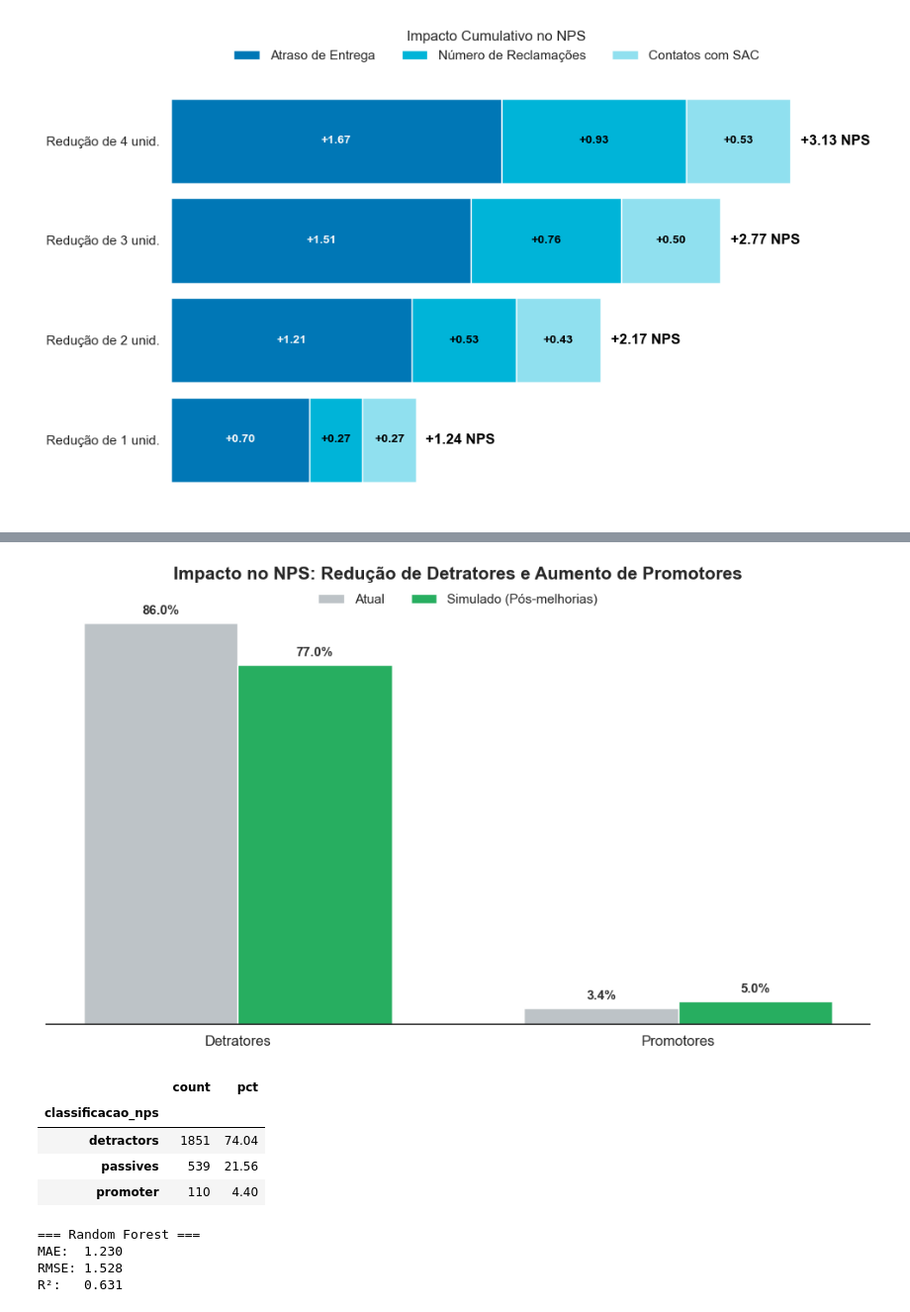
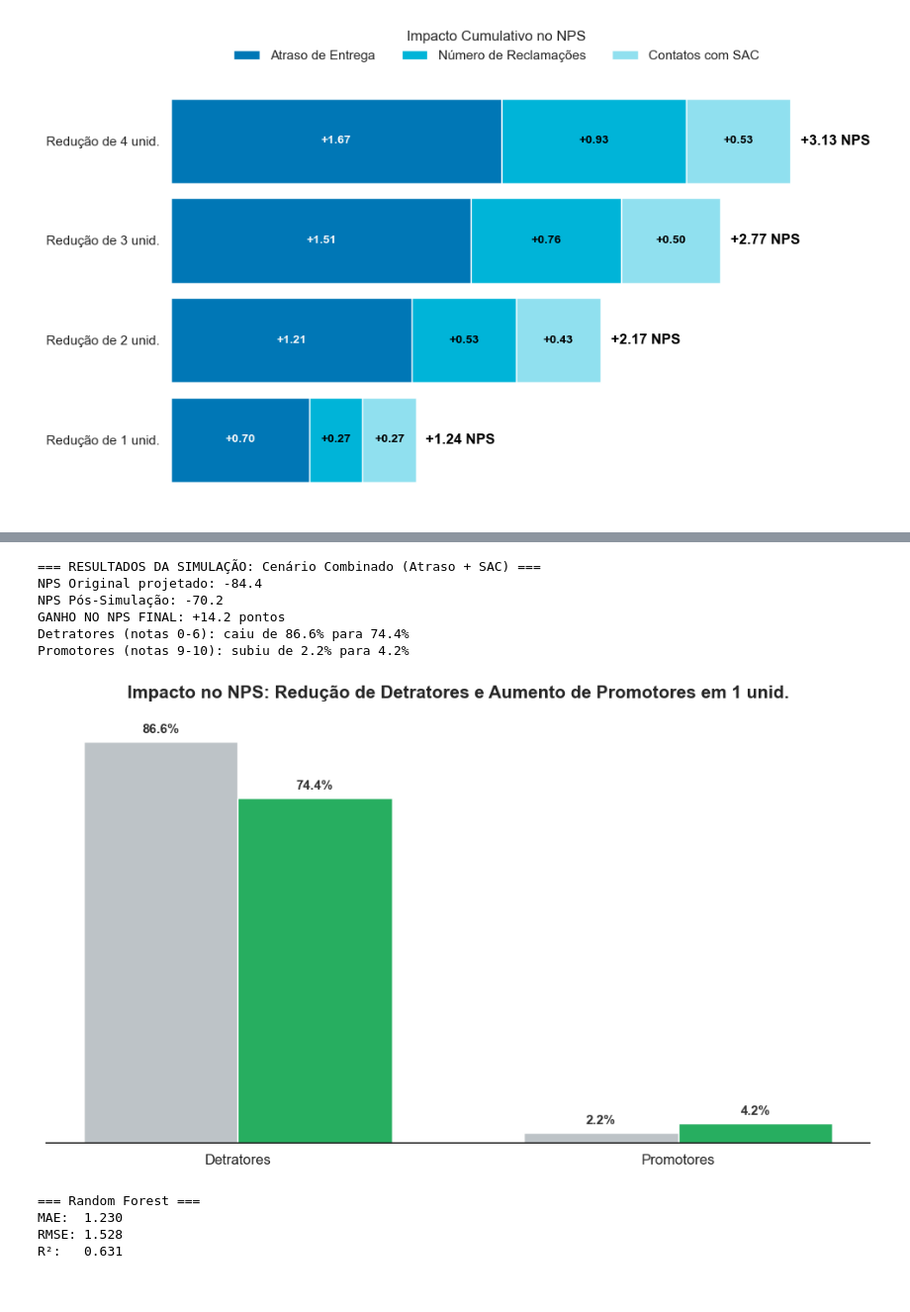
Before and after one commit to LucasRuizMartins/fiap_tech_challenge_01, a Jupyter notebook: notebooks/teach_challenge.ipynb, the cells around one changed output, grey strips where cells are left out. Shown at 99% size. Saved outputs shown, nothing was run; the diff lists cells and outputs as text; code cells hidden in the pictures.

```diff
--- a/notebooks/teach_challenge.ipynb
+++ b/notebooks/teach_challenge.ipynb
@@ -1389,9 +1446,8 @@ gerar_grafico_impacto('delivery_delay_days', lr, qtd_analisada=6)
 # %% [markdown]
 Façamos agora os gráficos e analises para a apresentação para diretoria
 # %%
-# 1. Função para calcular o Score Final de NPS (retorna um valor de -100 a 100)
 def calcular_nps_da_base(notas_previstas):
-    # Arredonda os números quebrados da previsão (ex: 8.6 vira 9)
+    # No fim optei por nao usar nenhum round, pois ao testar notei que gerava uma variação estranha no modelo
     #notas = np.round(notas_previstas)
     #notas = np.ceil(notas_previstas)
     notas = notas_previstas
@@ -1421,8 +1477,8 @@ def simular_nps_categorias(modelo, X, coluna, reducao):
     y_pred_simulado = modelo.predict(X_simulado)
 
     # Calcula o NPS antes e depois
-    nps_orig, prom_orig, det_orig, pass_orig = calcular_nps_da_base(y_pred_original)
-    nps_sim, prom_sim, det_sim, pass_sim = calcular_nps_da_base(y_pred_simulado)
+    nps_orig, prom_orig, det_orig, _ = calcular_nps_da_base(y_pred_original)
+    nps_sim, prom_sim, det_sim, _ = calcular_nps_da_base(y_pred_simulado)
 
     ganho_nps = nps_sim - nps_orig
 
@@ -1450,8 +1506,8 @@ def simular_nps_cenario_combinado(modelo, X, alteracoes):
     y_pred_simulado = modelo.predict(X_simulado) # Prevemos com todas as melhorias juntas
 
     # Calcula o NPS antes e depois
-    nps_orig, prom_orig, det_orig, pass_orig = calcular_nps_da_base(y_pred_original)
-    nps_sim, prom_sim, det_sim, pass_sim = calcular_nps_da_base(y_pred_simulado)
+    nps_orig, prom_orig, det_orig, _ = calcular_nps_da_base(y_pred_original)
+    nps_sim, prom_sim, det_sim, _ = calcular_nps_da_base(y_pred_simulado)
 
     ganho_nps = nps_sim - nps_orig
 
@@ -1693,19 +1763,40 @@ Promotores (notas 9-10): subiu de 3.4% para 5.0%
 # %%
-# Nao analisei os neutros, o modelo não é bom em fazer essa previsão, porém o nosso foco é promotores e detratores
+#
+unidades_de_melhora = 1
 
-resultado_combinado = simular_nps_cenario_combinado(lr, X_test, cenario_logistica_sac)
-plotar_comparacao_nps(resultado_combinado)
+cenario_logistica_sac = {
+    'delivery_delay_days': unidades_de_melhora,        # Menos 2 dias de atraso
+    'customer_service_contacts': unidades_de_melhora, # Menos 2 contatos no SAC
+    'complaints_count': unidades_de_melhora  # Numero de reclamações reduzido em 2, mas optei por manter essa variavel sem utilização por que ela parece ser resultado das outras duas
+
+}
+
+
+
+resultado_combinado = simular_nps_cenario_combinado(gb, X_test, cenario_logistica_sac)
+
+print("=== RESULTADOS DA SIMULAÇÃO: Cenário Combinado (Atraso + SAC) ===")
+print(f"NPS Original projetado: {resultado_combinado['nps_original']:.1f}")
+print(f"NPS Pós-Simulação: {resultado_combinado['nps_simulado']:.1f}")
+print(f"GANHO NO NPS FINAL: +{resultado_combinado['ganho_pontos_nps']:.1f} pontos")
+
+print(f"Detratores (notas 0-6): caiu de {resultado_combinado['detratores_antes']:.1f}% para {resultado_combinado['detratores_depois']:.1f}%")
+print(f"Promotores (notas 9-10): subiu de {resultado_combinado['promotores_antes']:.1f}% para {resultado_combinado['promotores_depois']:.1f}%")
+
+
+
+# Novamente os neutros nao aparecem no gráfico, o modelo não é bom em fazer essa previsão, porém o nosso foco é promotores e detratores
+
+resultado_combinado = simular_nps_cenario_combinado(gb, X_test, cenario_logistica_sac)
+plotar_comparacao_nps(resultado_combinado,unidades_de_melhora)
 # %% [output]
+=== RESULTADOS DA SIMULAÇÃO: Cenário Combinado (Atraso + SAC) ===
+NPS Original projetado: -84.4
+NPS Pós-Simulação: -70.2
+GANHO NO NPS FINAL: +14.2 pontos
+Detratores (notas 0-6): caiu de 86.6% para 74.4%
+Promotores (notas 9-10): subiu de 2.2% para 4.2%
-[figure, old version]
+[figure, new version]
-# %%
-df['classificacao_nps'] = df.apply(nps_class,axis=1)
-df['classificacao_nps'].value_counts().to_frame().assign(pct=df['classificacao_nps'].value_counts(1)*100)
-# %% [output]
-|  | count | pct |
-| classificacao_nps |  |  |
-| detractors | 1851 | 74.04 |
-| passives | 539 | 21.56 |
-| promoter | 110 | 4.40 |
 # %%
 from sklearn.metrics import mean_absolute_error,mean_squared_error,r2_score
 
```
Also changed, not shown: parts of 43 cells of this notebook, 33 other files.
